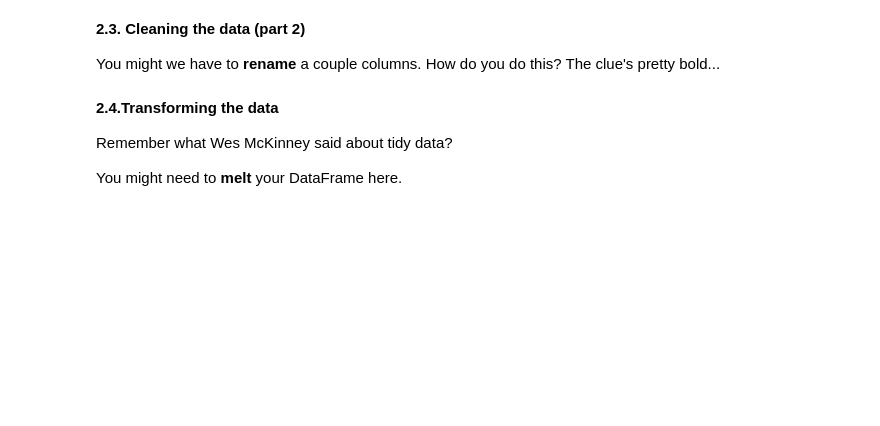
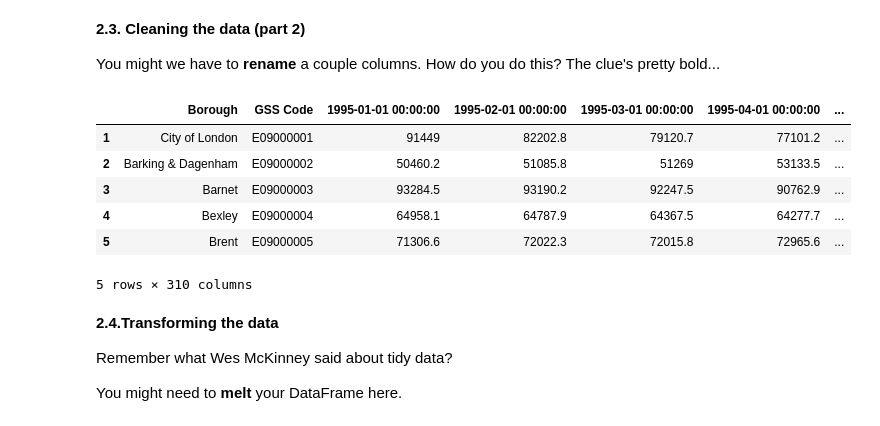
Before and after one commit to ipaulson/sb-unit-4, a Jupyter notebook: Unit 4 Challenge - Tier 3.ipynb, the cells around one changed output. Saved outputs shown, nothing was run; the diff lists cells and outputs as text; code cells hidden in the pictures; blank space fills up the shorter version.

```diff
--- a/Unit 4 Challenge - Tier 3.ipynb
+++ b/Unit 4 Challenge - Tier 3.ipynb
@@ -117,3 +119,13 @@ properties.head()
 You might find you need to transpose your dataframe, check out what its row indexes are, and reset the index. You  also might find you need to assign the values of the first row to your column headings  . (Hint: recall the .columns feature of DataFrames, as well as the iloc[] method).
 
 Don't be afraid to use StackOverflow for help  with this.
+# %%
+properties_t = properties.transpose()
+properties_t = properties_t.reset_index()
+
+new_header = properties_t.iloc[0]
+properties_t = properties_t[1:]
+properties_t.columns = new_header
+
+print("(Rows, columns): " + str(properties_t.shape))
+properties_t.head()
@@ -121,6 +142,17 @@ Don't be afraid to use StackOverflow for help  with this.
 **2.3. Cleaning the data (part 2)**
 
 You might we have to **rename** a couple columns. How do you do this? The clue's pretty bold...
+# %%
+properties_t = properties_t.rename(columns={'Unnamed: 0': 'Borough', pd.NaT: 'GSS Code'})
+properties_t.head()
+# %% [output]
+|  | Borough | GSS Code | 1995-01-01 00:00:00 | 1995-02-01 00:00:00 | 1995-03-01 00:00:00 | 1995-04-01 00:00:00 | ... |
+| 1 | City of London | E09000001 | 91449 | 82202.8 | 79120.7 | 77101.2 | ... |
+| 2 | Barking & Dagenham | E09000002 | 50460.2 | 51085.8 | 51269 | 53133.5 | ... |
+| 3 | Barnet | E09000003 | 93284.5 | 93190.2 | 92247.5 | 90762.9 | ... |
+| 4 | Bexley | E09000004 | 64958.1 | 64787.9 | 64367.5 | 64277.7 | ... |
+| 5 | Brent | E09000005 | 71306.6 | 72022.3 | 72015.8 | 72965.6 | ... |
+5 rows × 310 columns
 # %% [markdown]
 **2.4.Transforming the data**
 
```
Also changed, not shown: parts of 14 cells of this notebook.
